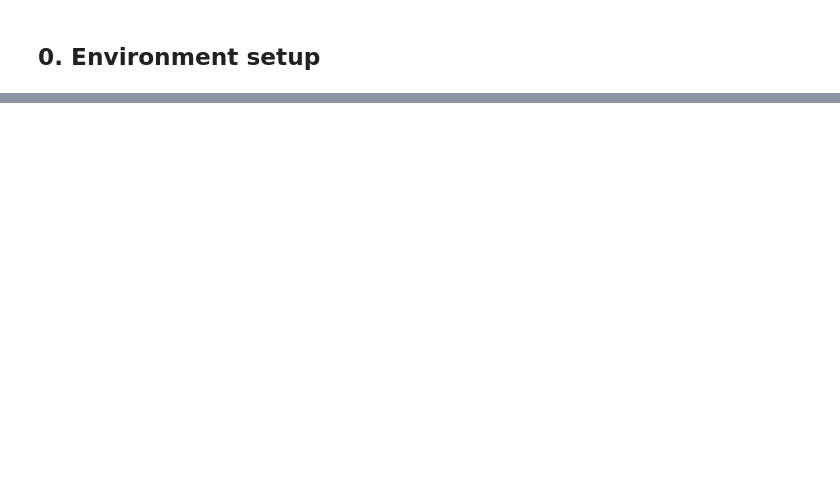
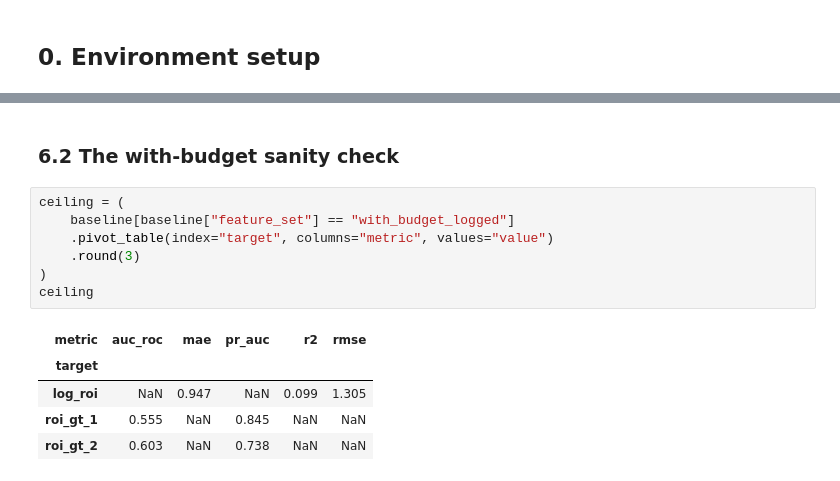
Before and after one commit to cat04MSBA/MSBA_315_Final_Project, a Jupyter notebook: notebooks/phase_3.ipynb, the cells around one changed output, grey strips where cells are left out. Cells and saved outputs as stored; diff of their text form; blank space fills up the shorter version.

```diff
--- a/notebooks/phase_3.ipynb
+++ b/notebooks/phase_3.ipynb
@@ -933,0 +720,15 @@ implementation.
+# %% [markdown]
+### 6.2 The with-budget sanity check
+# %%
+ceiling = (
+    baseline[baseline["feature_set"] == "with_budget_logged"]
+    .pivot_table(index="target", columns="metric", values="value")
+    .round(3)
+)
+ceiling
+# %% [output]
+| metric | auc_roc | mae | pr_auc | r2 | rmse |
+| target |  |  |  |  |  |
+| log_roi | NaN | 0.947 | NaN | 0.099 | 1.305 |
+| roi_gt_1 | 0.555 | NaN | 0.845 | NaN | NaN |
+| roi_gt_2 | 0.603 | NaN | 0.738 | NaN | NaN |
```
Also changed, not shown: parts of 98 cells of this notebook, 3 other files.
